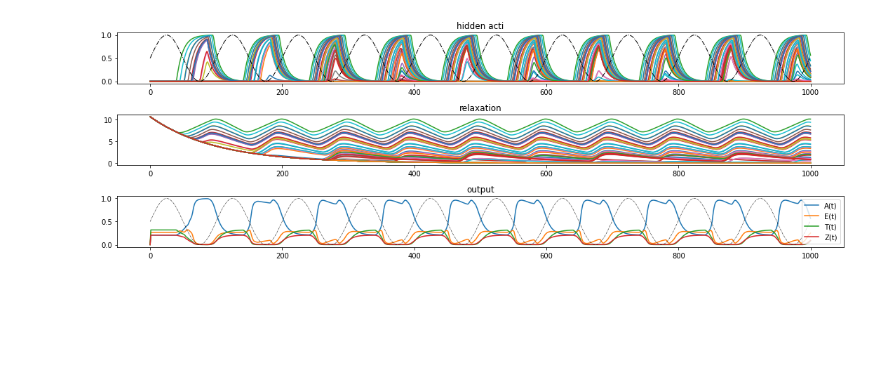
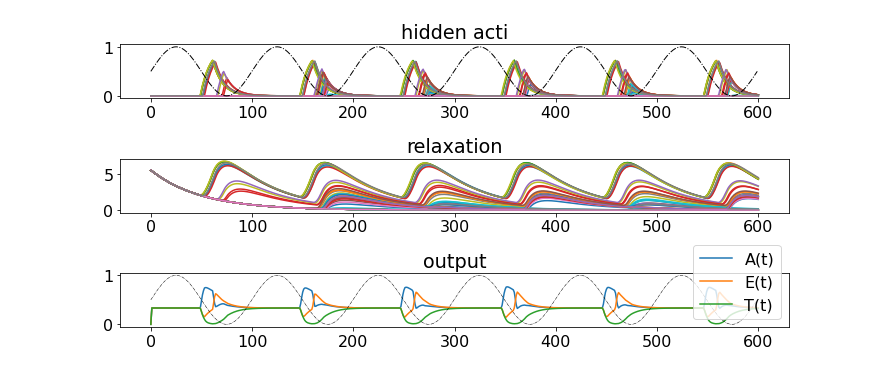
Before and after one commit to katduecker/dnn_osci, a Jupyter notebook: aet_pytorch/aet_train.ipynb, the cells around one changed output. Drawn from its saved outputs; the diff is of its cells as text; code cells hidden in the pictures; blank space fills up the shorter version.

```diff
--- a/aet_pytorch/aet_train.ipynb
+++ b/aet_pytorch/aet_train.ipynb
@@ -97,11 +107,19 @@ for i,data in enumerate(data_sub):
 # %%
 # dynamics
-alpha_params = [10,1]
-dyn_params = [0.01,0.1,2,0.05,0,0]   # [tau_h, tau_r, r_scale factor, T, h start, R start]
+plt.rcParams["figure.figsize"] = (10,5)
+font = {'family' : 'Arial',
+        'weight' : 'normal',
+        'size'   : 16}
+plt.rc('font',**font)
 
-timevec = np.linspace(0,1,1000)
 
-Z_t,H_t, R_t, O_t  = aet_dyn.euler_dyn(model,x_train[0], dyn_params, timevec, alpha_params,DEVICE)
+alpha_params = [10,3]
+dyn_params = [0.01,0.05,6,0.05,0,1]   # [tau_h, tau_r, r_scale factor, T, h start, R start]
+_io = 0
+
+timevec = np.linspace(0,0.6,600)
+
+Z_t,H_t, R_t, O_t  = aet_dyn.euler_dyn(model,x_train[0], dyn_params, timevec, alpha_params,DEVICE,inp_on=_io)
 
 fig,ax = plt.subplots(3,1)
 ax[2].plot(O_t.T.cpu().detach().numpy())
@@ -118,4 +136,6 @@ if alpha_params[1]:
     ax[2].plot(alpha_inh,'k',linewidth=0.5,linestyle='-.')
     ax[0].plot(alpha_inh,'k',linewidth=1,linestyle='-.')
 fig.tight_layout()
+
+fig.savefig('dyna_alpha_A.png')
 # %% [output]
@@ -123,29 +143,39 @@ fig.tight_layout()
 # %%
 # competing inputs + dynamics
-alpha_params = [10,2]
-dyn_params = [0.01,0.1,1.5,0.1,0,1]   # [tau_h, tau_r, r_scale factor, T, h start, R start]
+#plt.rcParams["figure.figsize"] = (15,5)
 
-timevec = np.linspace(0,1,1000)
+alpha_params = [10,3]
+dyn_params = [0.01,0.05,6,0.05,0,1]   # [tau_h, tau_r, r_scale factor, T, h start, R start]
+_io = 0
+
+timevec = np.linspace(0,0.6,600)
 inp_combi = list(combinations(idx,2))           # possible combinations
 
-input_ = x_train[inp_combi[0][0]] *1.25+ x_train[inp_combi[0][1]]*0.75
-Z_t,H_t, R_t, O_t  = aet_dyn.euler_dyn(model,input_, dyn_params, timevec, alpha_params,DEVICE)
+input_ = x_train[inp_combi[0][0]] *1.1+ x_train[inp_combi[0][1]]*0.9
+Z_t,H_t, R_t, O_t  = aet_dyn.euler_dyn(model,input_, dyn_params, timevec, alpha_params,DEVICE,inp_on=_io)
+
 
 fig,ax = plt.subplots(3,1)
 ax[2].plot(O_t.T.cpu().detach().numpy())
 ax[2].legend(('A(t)','E(t)','T(t)','Z(t)'),loc='lower right')
 ax[2].set_title('output')
 
 ax[1].plot(R_t.T.cpu().detach().numpy())
 ax[1].set_title('relaxation')
 ax[0].plot(H_t.T.cpu().detach().numpy())
 ax[0].set_title('hidden acti')
 
 if alpha_params[1]:
-    alpha_inh = 0.5*np.sin(2*np.pi*timevec*10)+0.5
-    ax[2].plot(alpha_inh,'k',linewidth=0.5,linestyle='-.')
-    ax[0].plot(alpha_inh,'k',linewidth=1,linestyle='-.')
+    if alpha_params[1]:
+        alpha_inh = 0.5*np.sin(2*np.pi*timevec*10)+0.5
+        ax[2].plot(alpha_inh,'k',linewidth=0.5,linestyle='-.')
+        ax[0].plot(alpha_inh,'k',linewidth=1,linestyle='-.')
 fig.tight_layout()
+
+if alpha_params[1]:
+    fig.savefig('dyna_comp_AE_alpha.png')
+else:
+    fig.savefig('dyna_comp_AE_no_alpha.png')
 # %% [output]
-[figure, old version]
+[figure, new version]
 # %%
```
Also changed, not shown: parts of 8 cells of this notebook.
